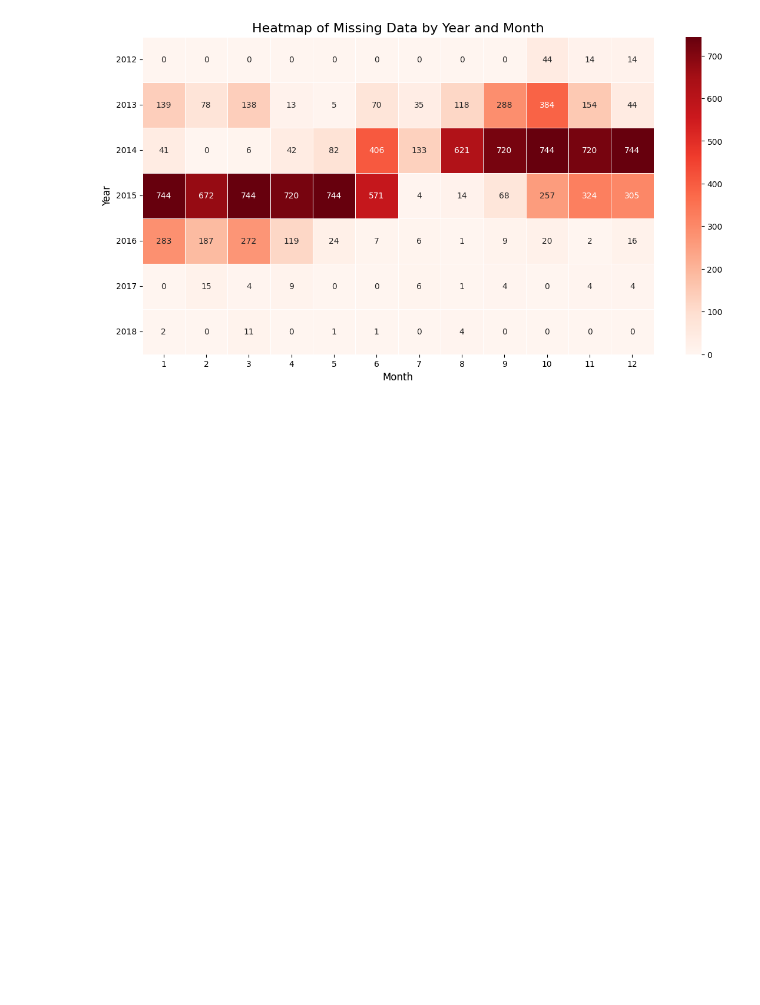
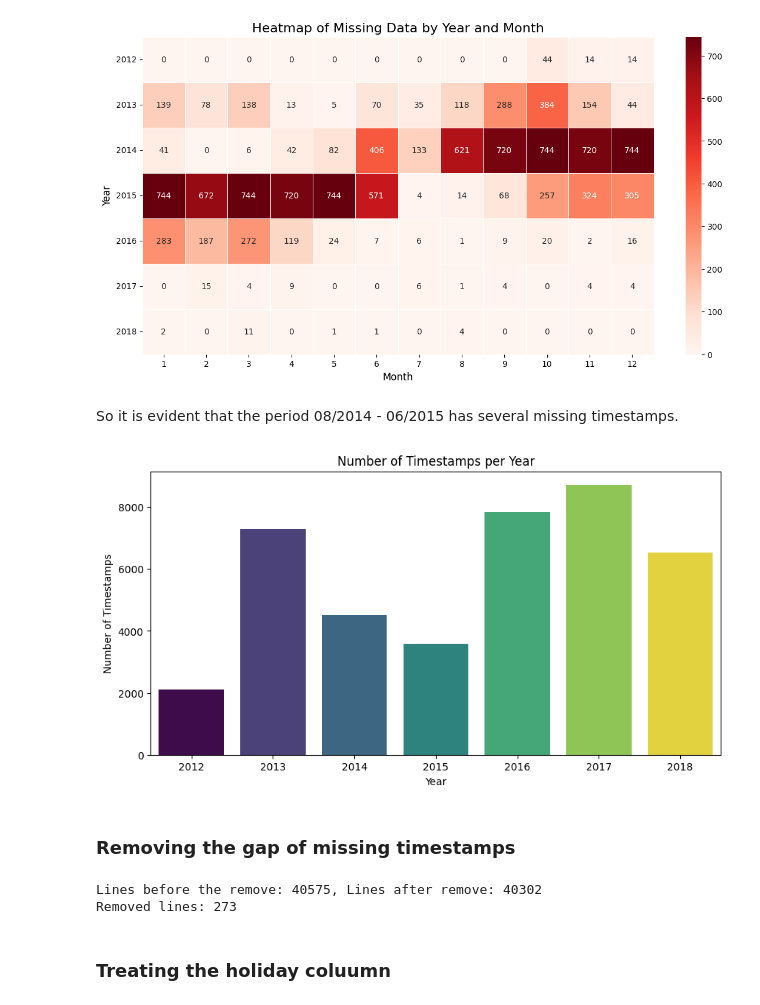
Before and after one commit to LuizCorrei4/predict-traffic-volume, a Jupyter notebook: notebooks/01-exploration.ipynb, the cells around one changed output. Cells and saved outputs as stored; diff of their text form; code cells hidden in the pictures; blank space fills up the shorter version.

Commit message:
handle of missing values

```diff
--- a/notebooks/01-exploration.ipynb
+++ b/notebooks/01-exploration.ipynb
@@ -327,3 +327,36 @@ Year  Month
       8          4
 Length: 63, dtype: int64
 [figure]
+# %% [markdown]
+So it is evident that the period 08/2014 - 06/2015 has several missing timestamps.
+# %%
+# analysing distribution of number of timestamps by year
+timestamps_per_year = df.index.year.value_counts().sort_index()
+
+# plotting the distribution
+plt.figure(figsize=(10, 5))
+sns.barplot(x=timestamps_per_year.index, y=timestamps_per_year.values, hue=timestamps_per_year.index, palette='viridis', legend=False)
+plt.title('Number of Timestamps per Year')
+plt.xlabel('Year')
+plt.ylabel('Number of Timestamps')
+plt.show()
+# %% [output]
+[figure, added]
+# %% [markdown]
+### Removing the gap of missing timestamps
+# %%
+# Define the problematic period (adjust the exact dates based on your heatmap)
+start_gap = '2014-08-01'
+end_gap = '2015-07-01'
+
+# Keep only the data OUTSIDE this period
+df_cleaned = df.loc[(df.index < start_gap) | (df.index > end_gap)].copy()
+
+# Use df_cleaned for the next steps
+print(f"Lines before the remove: {len(df)}, Lines after remove: {len(df_cleaned)}")
+print(f"Removed lines: {len(df) - len(df_cleaned)}")
+# %% [output]
+Lines before the remove: 40575, Lines after remove: 40302
+Removed lines: 273
+# %% [markdown]
+### Treating the holiday coluumn
```
Also changed, not shown: parts of 1 cell of this notebook.
